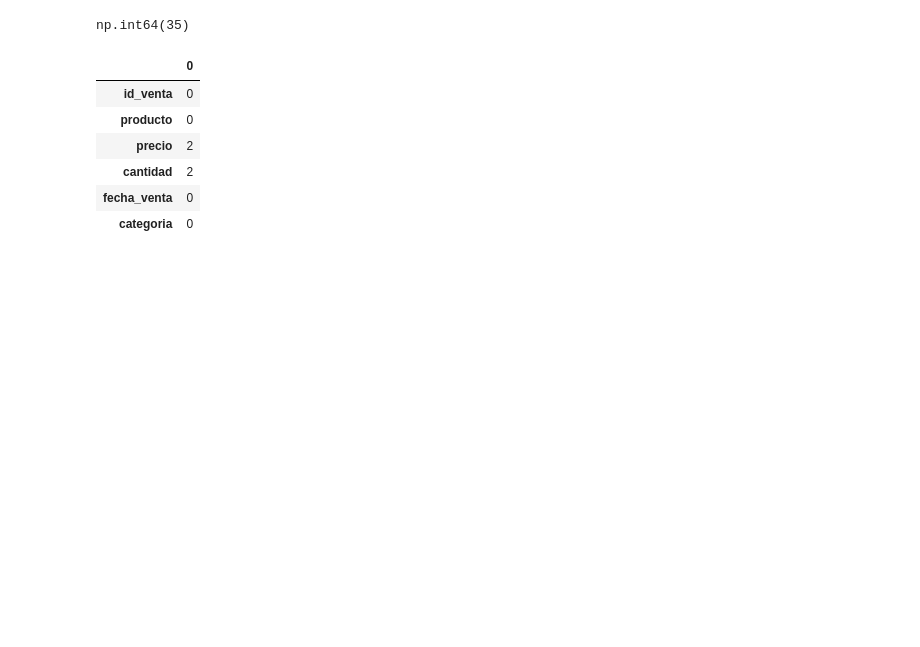
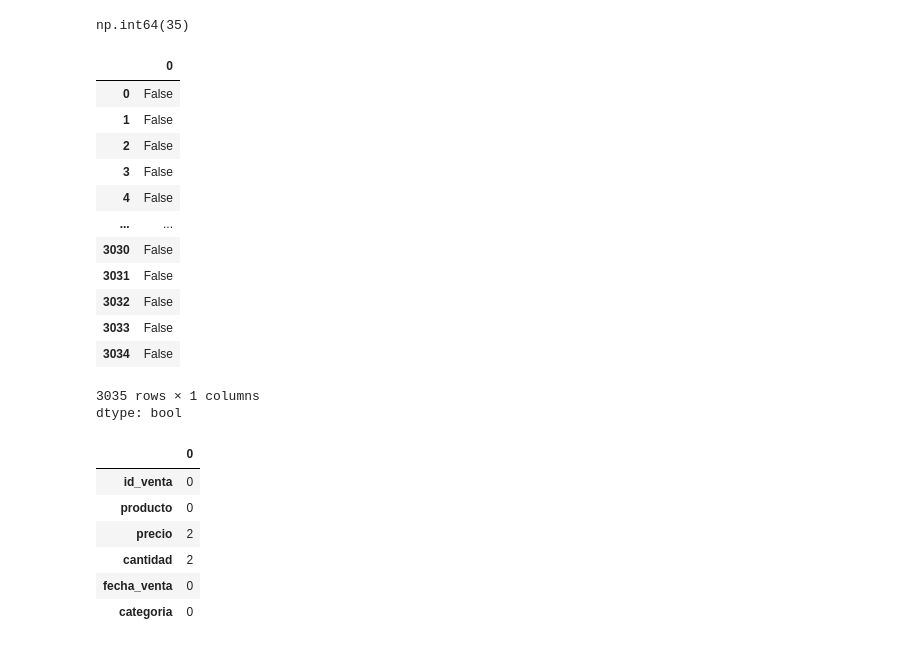
Before and after one commit to VictoriaGoldaraz/TT-2C2025-Data-Analitycs-Notebooks, a Jupyter notebook: Goldaraz,_María_Victoria_Comisión_C252613_TPI_Data_Analytics.ipynb, the cells around one changed output. Cells and saved outputs as stored; diff of their text form; code cells hidden in the pictures; blank space fills up the shorter version.

```diff
--- a/Goldaraz,_María_Victoria_Comisión_C252613_TPI_Data_Analytics.ipynb
+++ b/Goldaraz,_María_Victoria_Comisión_C252613_TPI_Data_Analytics.ipynb
@@ -38,6 +38,23 @@ df.head()
 df.duplicated().sum()
 # %% [output]
 np.int64(35)
+# %%
+df.duplicated()
+# %% [output]
+|  | 0 |
+| 0 | False |
+| 1 | False |
+| 2 | False |
+| 3 | False |
+| 4 | False |
+| ... | ... |
+| 3030 | False |
+| 3031 | False |
+| 3032 | False |
+| 3033 | False |
+| 3034 | False |
+3035 rows × 1 columns
+dtype: bool
 # %%
 df.isnull().sum()
 # %% [output]
```
Also changed, not shown: parts of 1 cell of this notebook.
